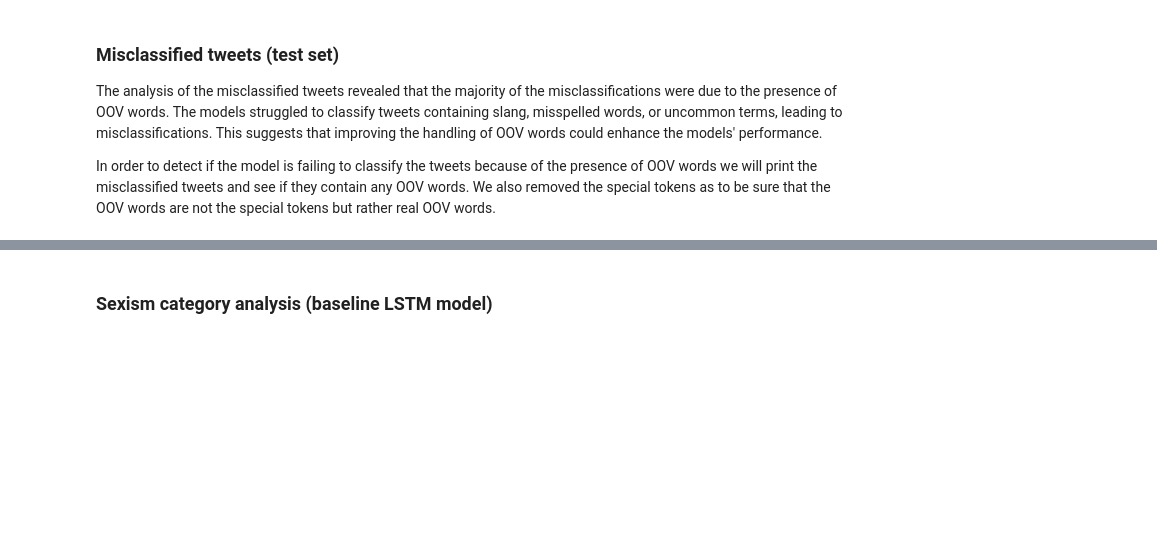
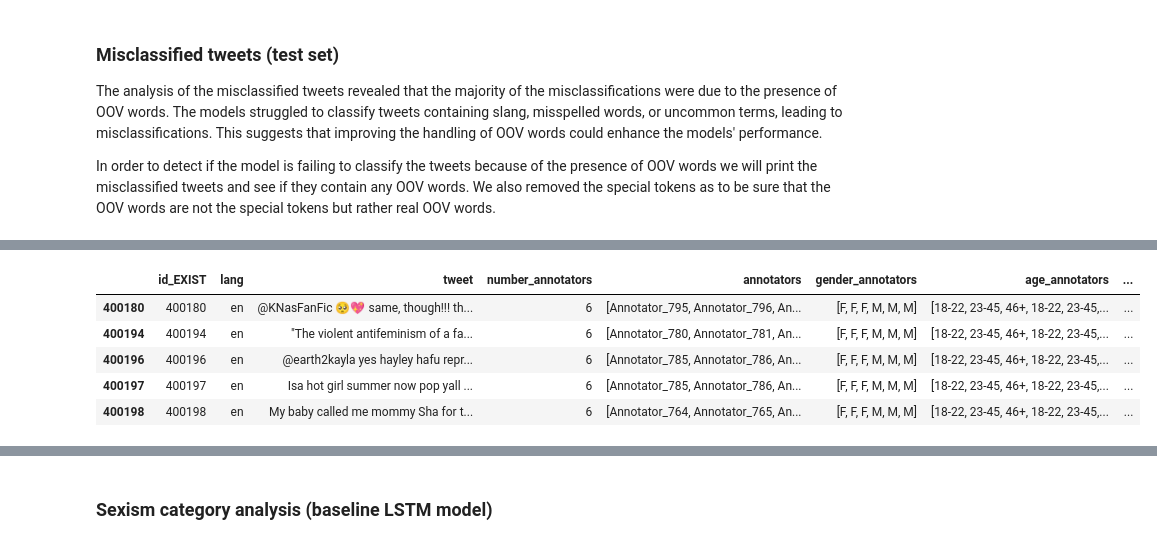
Before and after one commit to MatteoFasulo/Sexism-detection, a Jupyter notebook: assignment_1.ipynb, the cells around one changed output, grey strips where cells are left out. Saved outputs shown, nothing was run; the diff lists cells and outputs as text; code cells hidden in the pictures; blank space fills up the shorter version.

```diff
--- a/assignment_1.ipynb
+++ b/assignment_1.ipynb
@@ -2085,0 +2118,15 @@ Errors due to OOV: 44, 97.78%
+# %%
+wrong_lstm_correct_transformer = test_copy[
+    (test_copy['baseline_predictions'] == test_copy['2_layers_predictions']) &  # Both LSTM models agree
+    (test_copy['hard_label_task1'] == test_copy['twitter_predictions']) & # RoBERTa model is correct w.r.t. the ground truth
+    ((test_copy['hard_label_task1'] != test_copy['baseline_predictions']) | (test_copy['hard_label_task1'] != test_copy['2_layers_predictions'])) # one of the LSTM is wrong or both
+    ]
+
+wrong_lstm_correct_transformer.head()
+# %% [output]
+|  | id_EXIST | lang | tweet | number_annotators | annotators | gender_annotators | age_annotators | ... |
+| 400180 | 400180 | en | @KNasFanFic 🥺💖 same, though!!! th... | 6 | [Annotator_795, Annotator_796, An... | [F, F, F, M, M, M] | [18-22, 23-45, 46+, 18-22, 23-45,... | ... |
+| 400194 | 400194 | en | "The violent antifeminism of a fa... | 6 | [Annotator_780, Annotator_781, An... | [F, F, F, M, M, M] | [18-22, 23-45, 46+, 18-22, 23-45,... | ... |
+| 400196 | 400196 | en | @earth2kayla yes hayley hafu repr... | 6 | [Annotator_785, Annotator_786, An... | [F, F, F, M, M, M] | [18-22, 23-45, 46+, 18-22, 23-45,... | ... |
+| 400197 | 400197 | en | Isa hot girl summer now pop yall ... | 6 | [Annotator_785, Annotator_786, An... | [F, F, F, M, M, M] | [18-22, 23-45, 46+, 18-22, 23-45,... | ... |
+| 400198 | 400198 | en | My baby called me mommy Sha for t... | 6 | [Annotator_764, Annotator_765, An... | [F, F, F, M, M, M] | [18-22, 23-45, 46+, 18-22, 23-45,... | ... |
```
Also changed, not shown: parts of 40 cells of this notebook, 26 other files.
